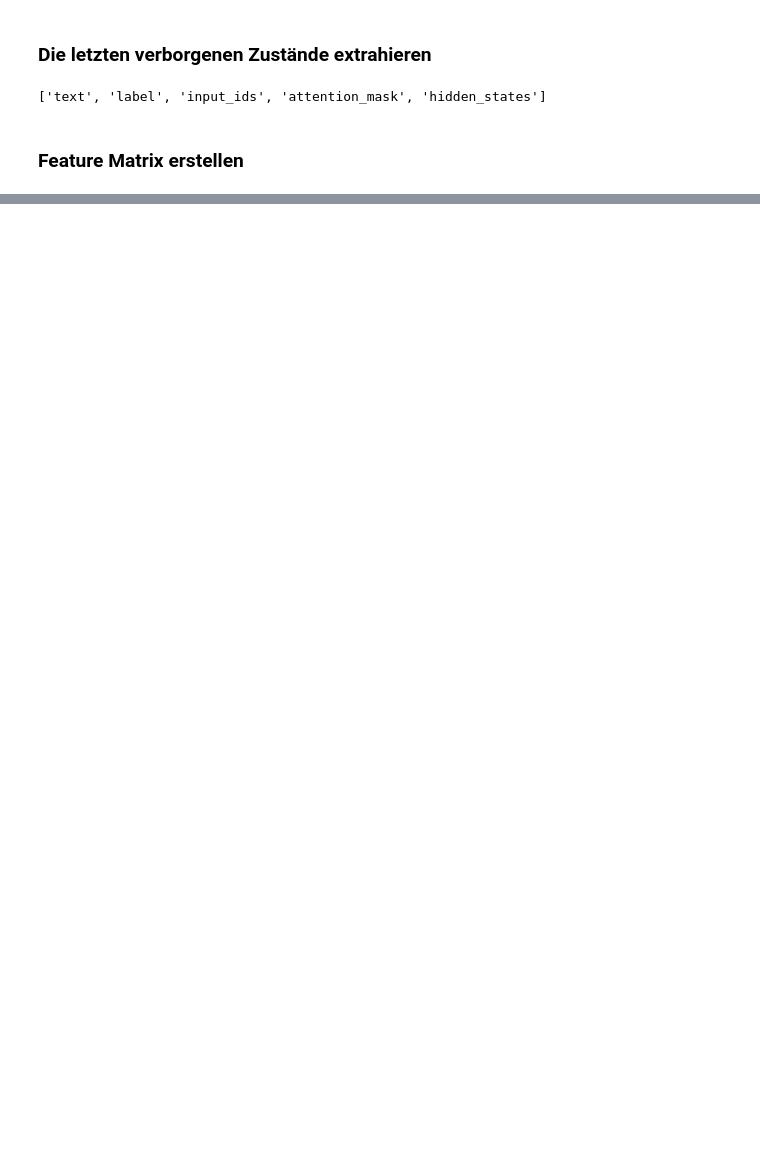
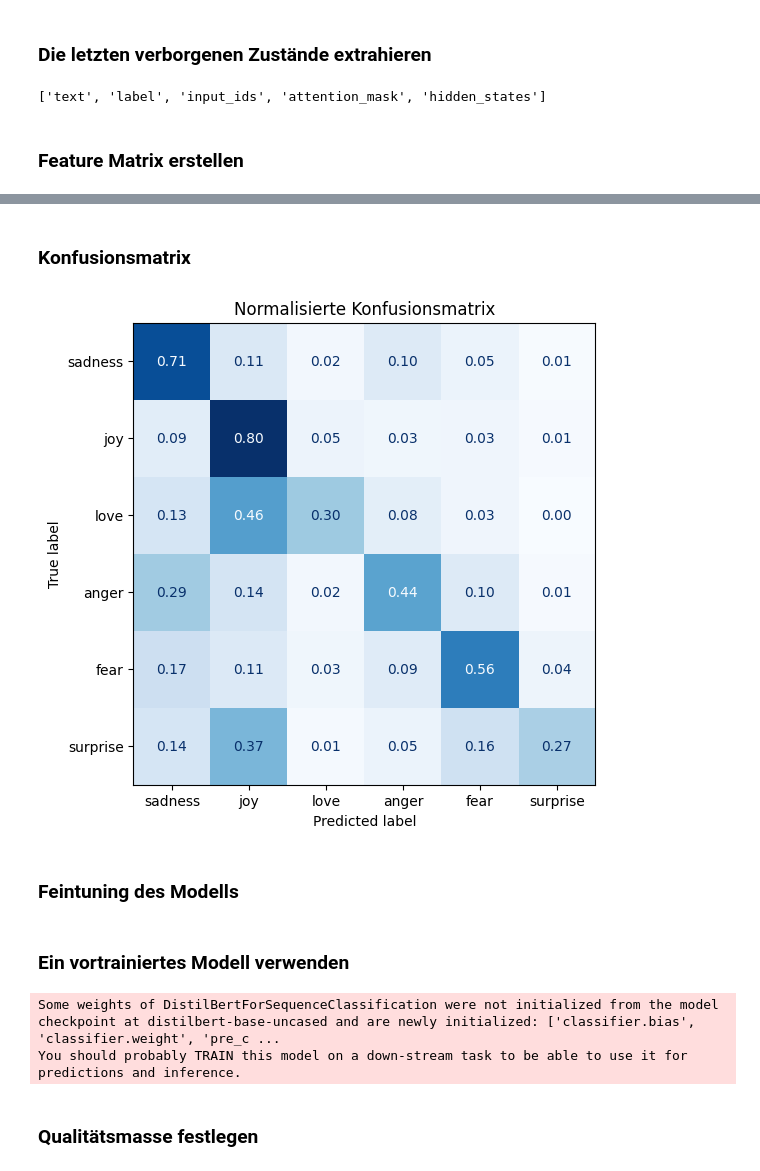
Before and after one commit to Sangeeths11/TwitterClassification, a Jupyter notebook: twitterClassification.ipynb, the cells around one changed output, grey strips where cells are left out. Cells and saved outputs as stored; diff of their text form; code cells hidden in the pictures; blank space fills up the shorter version.

```diff
--- a/twitterClassification.ipynb
+++ b/twitterClassification.ipynb
@@ -167,0 +224,29 @@ X_train.shape, X_valid.shape, y_train.shape, y_valid.shape
+# %% [markdown]
+### Konfusionsmatrix
+# %%
+def plot_confusion_matrix(y_preds, y_true, labels):
+    cm = confusion_matrix(y_true, y_preds, normalize="true")
+    fig, ax = plt.subplots(figsize=(6, 6))
+    disp = ConfusionMatrixDisplay(confusion_matrix=cm, display_labels=labels)
+    disp.plot(cmap="Blues", values_format=".2f", ax=ax, colorbar=False)
+    plt.title("Normalisierte Konfusionsmatrix")
+    plt.show()
+
+y_preds = lr_clf.predict(X_valid)
+plot_confusion_matrix(y_preds, y_valid, labels)
+# %% [output]
+[figure, added]
+# %% [markdown]
+### Feintuning des Modells
+# %% [markdown]
+### Ein vortrainiertes Modell verwenden
+# %%
+num_labels = 6
+model = (AutoModelForSequenceClassification
+        .from_pretrained(model_ckpt, num_labels=num_labels)
+        .to(device))
+# %% [output]
+Some weights of DistilBertForSequenceClassification were not initialized from the model checkpoint at distilbert-base-uncased and are newly initialized: ['classifier.bias', 'classifier.weight', 'pre_c ...
+You should probably TRAIN this model on a down-stream task to be able to use it for predictions and inference.
+# %% [markdown]
+### Qualitätsmasse festlegen
```
Also changed, not shown: parts of 25 cells of this notebook.
